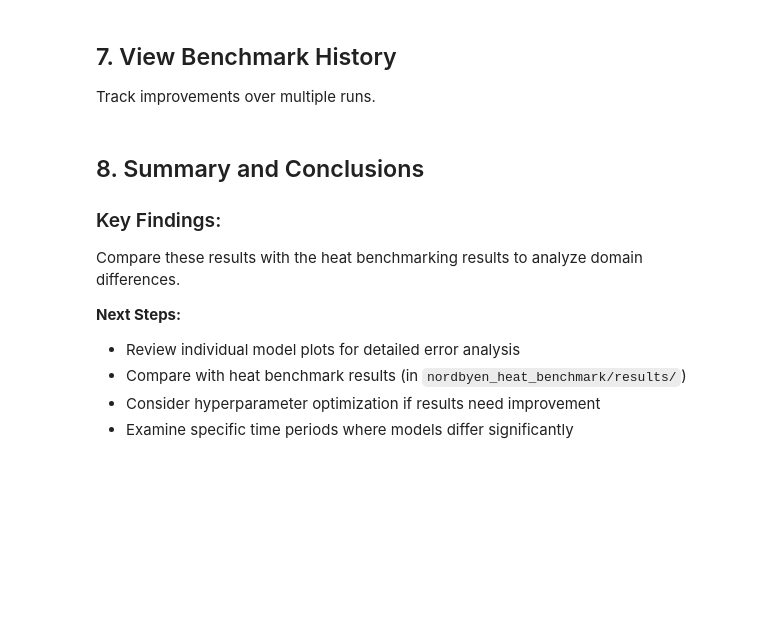
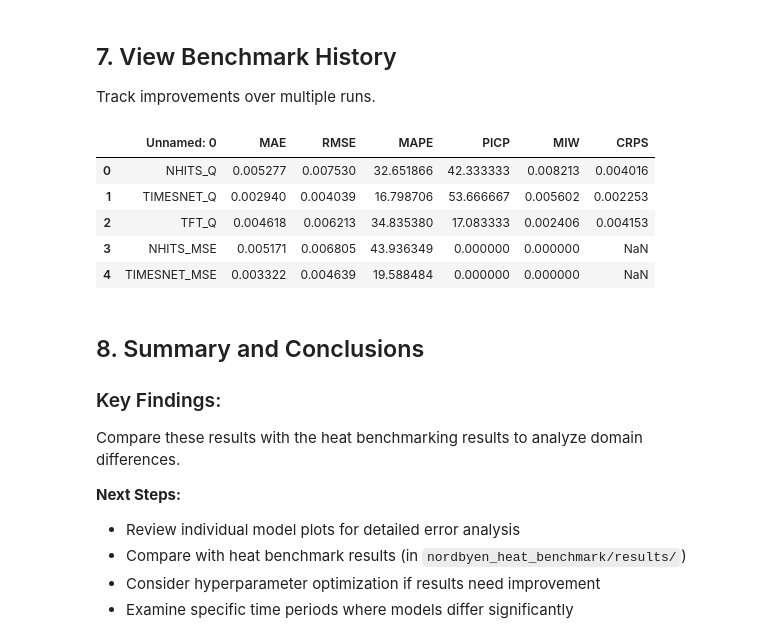
Before and after one commit to shubby1996/ExAI-Timeseries-Thesis, a Jupyter notebook: water_centrum_benchmark/notebooks/water_benchmark_runner.ipynb, the cells around one changed output. Cells and saved outputs as stored; diff of their text form; code cells hidden in the pictures; blank space fills up the shorter version.

Commit message:
added and tested _Q models to water_b dataset benchmark and also ran _MSE for both TIMESNET and NHITS for Heat and water_a dataset. Results updated.

```diff
--- a/water_centrum_benchmark/notebooks/water_benchmark_runner.ipynb
+++ b/water_centrum_benchmark/notebooks/water_benchmark_runner.ipynb
@@ -365,6 +362,15 @@ Track improvements over multiple runs.
 #     print(f"   Expected file: {history_file}")
 
 #     print("\n💡 Run a benchmark first to start tracking results.")
+# %%
+pd.read_csv(os.path.join(RESULTS_DIR,"benchmark_metrics_comparison.csv"))
+# %% [output]
+|  | Unnamed: 0 | MAE | RMSE | MAPE | PICP | MIW | CRPS |
+| 0 | NHITS_Q | 0.005277 | 0.007530 | 32.651866 | 42.333333 | 0.008213 | 0.004016 |
+| 1 | TIMESNET_Q | 0.002940 | 0.004039 | 16.798706 | 53.666667 | 0.005602 | 0.002253 |
+| 2 | TFT_Q | 0.004618 | 0.006213 | 34.835380 | 17.083333 | 0.002406 | 0.004153 |
+| 3 | NHITS_MSE | 0.005171 | 0.006805 | 43.936349 | 0.000000 | 0.000000 | NaN |
+| 4 | TIMESNET_MSE | 0.003322 | 0.004639 | 19.588484 | 0.000000 | 0.000000 | NaN |
 # %% [markdown]
 ## 8. Summary and Conclusions
 
```
Also changed, not shown: parts of 4 cells of this notebook, 37 other files.
